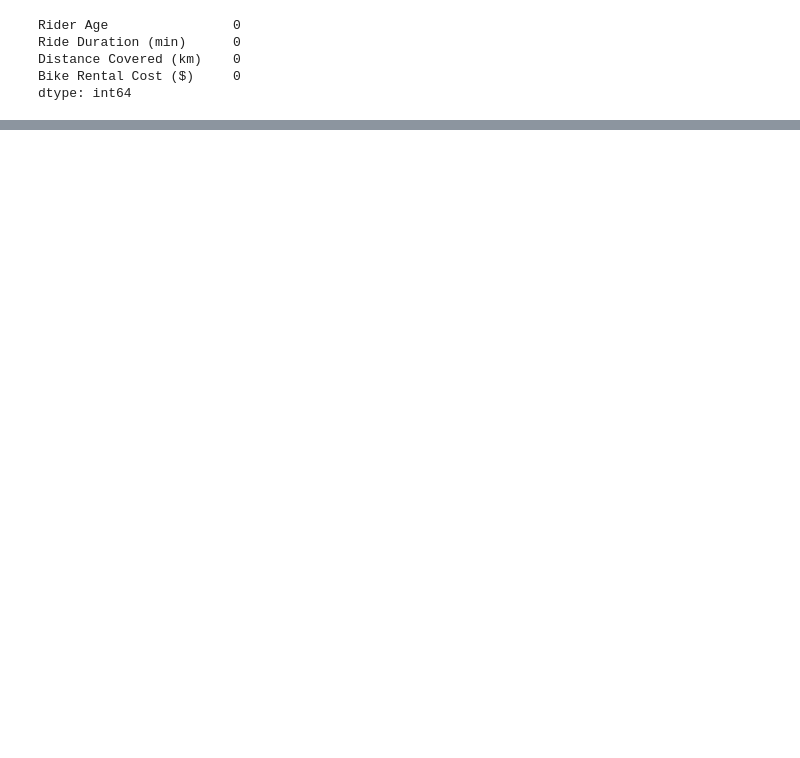
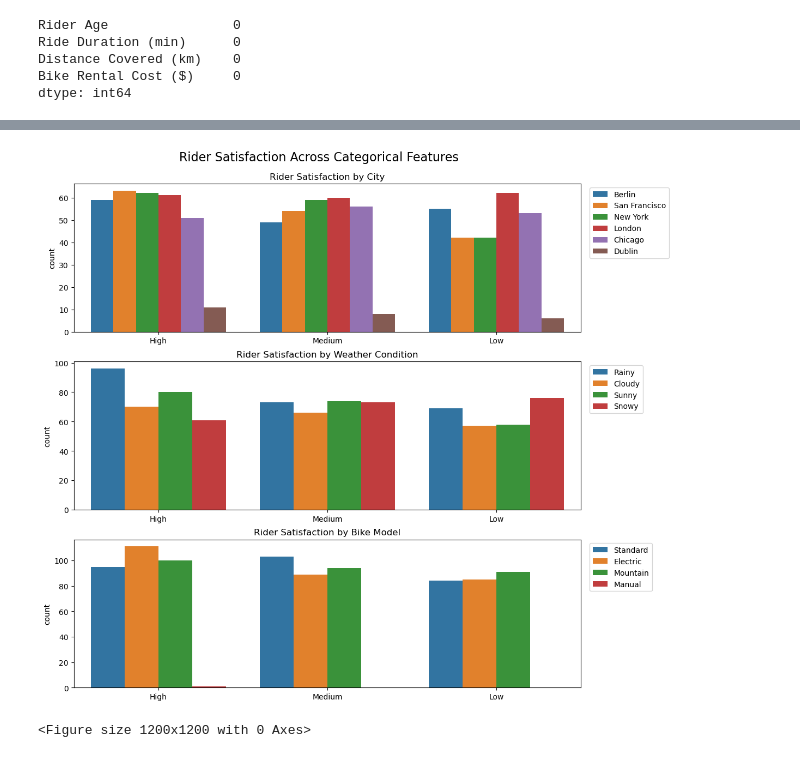
Before and after one commit to OnionKnightN/dynamic-pricing-regression-model, a Jupyter notebook: Hdip_Hoai_Nhan_Nguyen_2024.ipynb, the cells around one changed output, grey strips where cells are left out. Cells and saved outputs as stored; diff of their text form; code cells hidden in the pictures; blank space fills up the shorter version.

```diff
--- a/Hdip_Hoai_Nhan_Nguyen_2024.ipynb
+++ b/Hdip_Hoai_Nhan_Nguyen_2024.ipynb
@@ -206,0 +213,38 @@ plt.show()
+# %%
+# Selecting only categorical features except for the Rider Satisfaction feature
+categorical_features_no_rider_satisfaction = df.select_dtypes(include=['object']).drop('Rider Satisfaction', axis=1)
+
+# Calculate the number of rows and columns dynamically based on the number of features
+number_of_features = len(categorical_features_no_rider_satisfaction.columns)
+number_of_cols = 1
+number_of_rows = (number_of_features // number_of_cols) + (number_of_features % number_of_cols > 0)
+
+# Creating the subplots dynamically
+fig, ax = plt.subplots(nrows=number_of_rows, ncols=number_of_cols, figsize=(12, number_of_rows * 4))
+
+# Defining the plot figure size
+plt.figure(figsize=(12, number_of_rows * 4))
+
+# Adding title to overall subplots
+fig.suptitle("Rider Satisfaction Across Categorical Features", fontsize=16, y=0.93)
+
+# Loop through each categorical_features_no_rider_satisfaction column and create a countplot
+for i, column in enumerate(categorical_features_no_rider_satisfaction):
+
+    # Countplot based on Rider Satisfaction and categorical features (cities, weather conditions, or bike models)
+    sns.countplot(data=df, x='Rider Satisfaction', hue=column, ax=ax[i])
+
+    # Placing Legend outside the countplot chart
+    ax[i].legend(loc='upper left', bbox_to_anchor=(1.01, 1))
+
+    # Adding title to the countplot
+    ax[i].set_title(f'Rider Satisfaction by {column}')
+    # Removing the xlabels
+    ax[i].set_xlabel('')
+
+# Adjusting layout and showing plot
+plt.tight_layout()
+plt.show()
+# %% [output]
+[figure, added]
+<Figure size 1200x1200 with 0 Axes>
```
Also changed, not shown: parts of 15 cells of this notebook.
